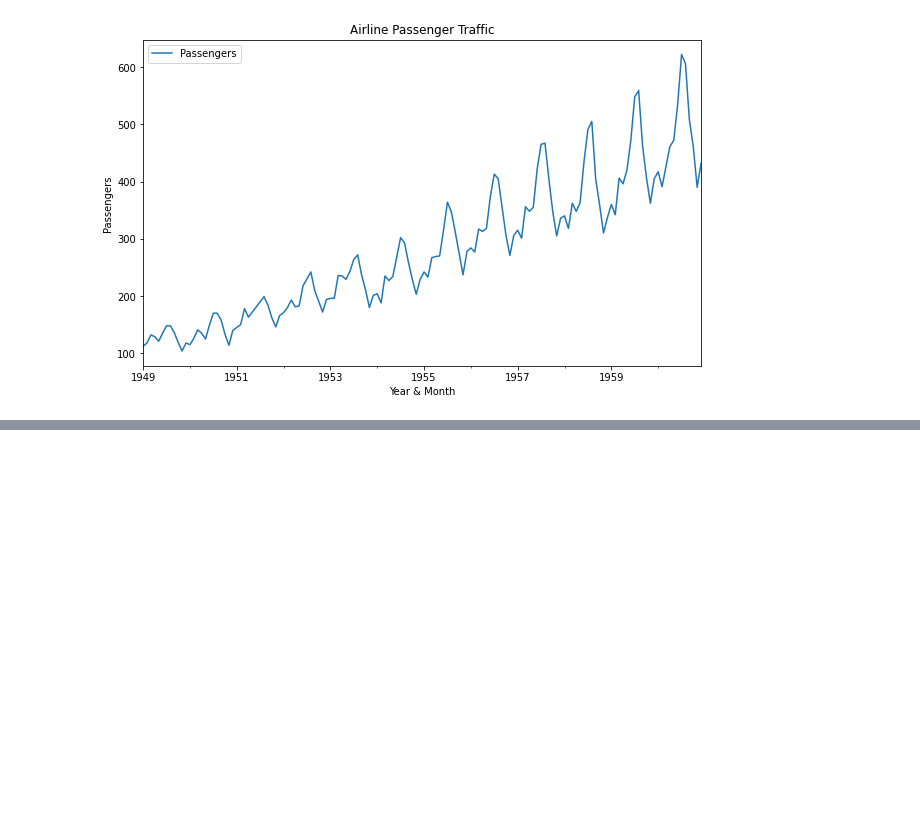
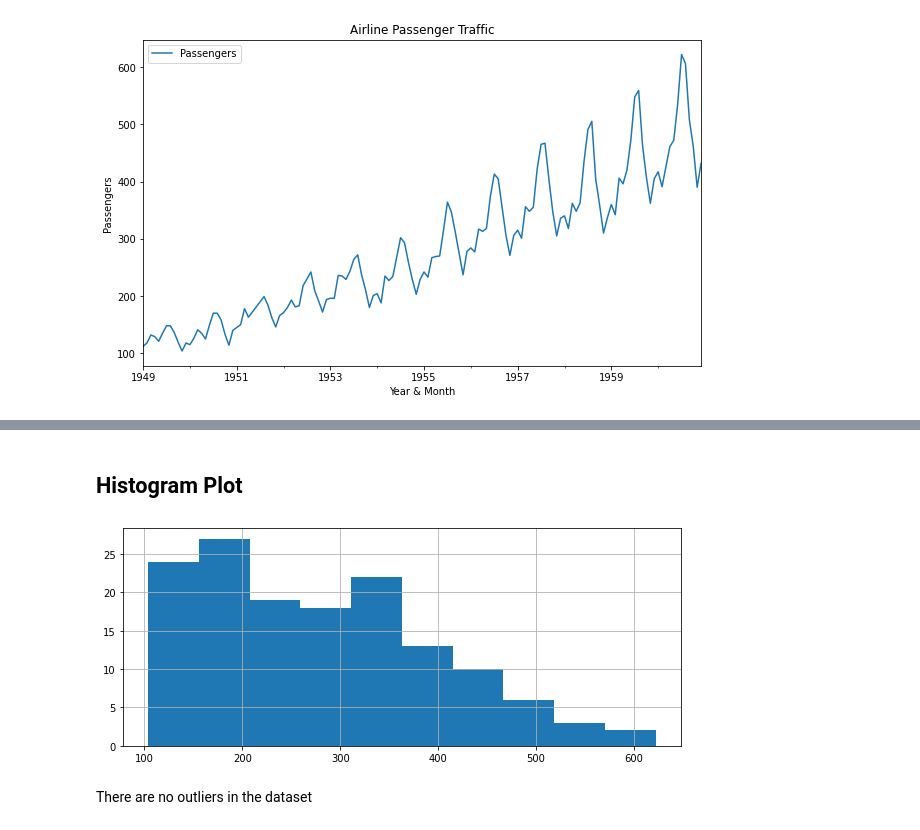
Before and after one commit to Venkat-dev-cloud/Airline-Passengers-Traffic, a Jupyter notebook: Airline_Passengers_Traffic_Time_Series_Forecasting.ipynb, the cells around one changed output, grey strips where cells are left out. Saved outputs shown, nothing was run; the diff lists cells and outputs as text; code cells hidden in the pictures; blank space fills up the shorter version.

```diff
--- a/Airline_Passengers_Traffic_Time_Series_Forecasting.ipynb
+++ b/Airline_Passengers_Traffic_Time_Series_Forecasting.ipynb
@@ -113,0 +125,9 @@ plt.show()
+# %% [markdown]
+## Histogram Plot
+# %%
+fig = data['Passengers'].hist(figsize=[10,4])
+plt.show()
+# %% [output]
+[figure, added]
+# %% [markdown]
+There are no outliers in the dataset
```
Also changed, not shown: parts of 4 cells of this notebook.
